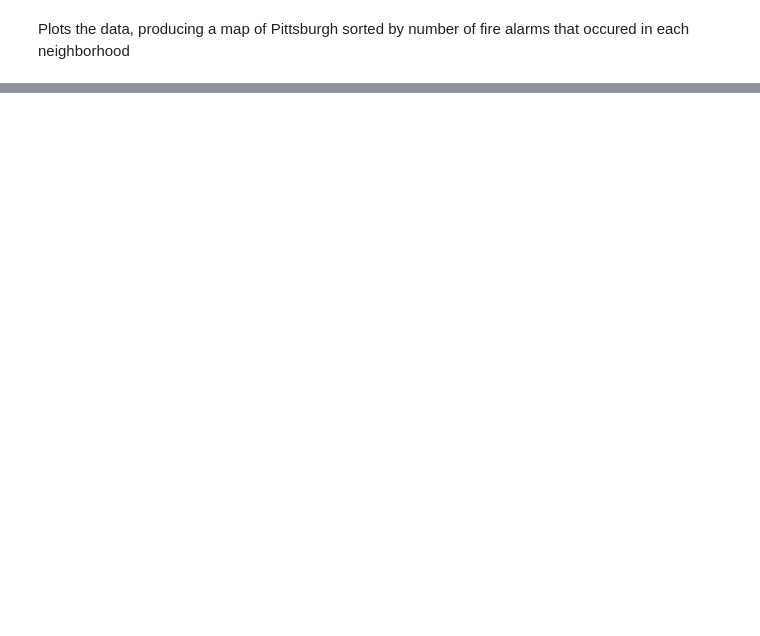
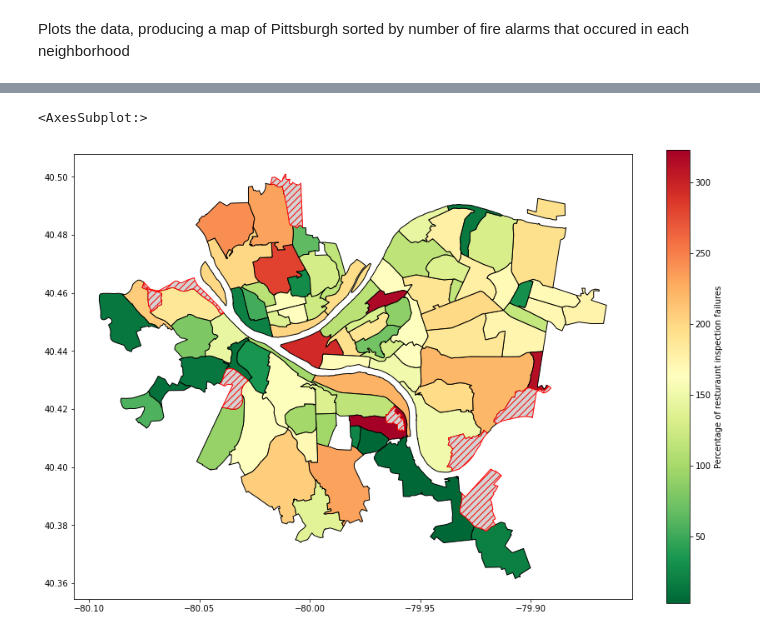
Before and after one commit to Steven-Jarmell/CS0010-FinalProject, a Jupyter notebook: FinalProjectMainFile.ipynb, the cells around one changed output, grey strips where cells are left out. Saved outputs shown, nothing was run; the diff lists cells and outputs as text; code cells hidden in the pictures; blank space fills up the shorter version.

Commit message:
Merged all metrics into one and created map for it

```diff
--- a/FinalProjectMainFile.ipynb
+++ b/FinalProjectMainFile.ipynb
@@ -386,0 +303,28 @@ Plots the data, producing a map of Pittsburgh sorted by number of fire alarms th
+# %%
+# Create a new dataframe to hold all the metrics from all the neighborhoods
+neighborhood_metrics = pd.DataFrame()
+neighborhood_metrics["neighborhood"] = neighborhood_shapes["hood"]
+
+# Merge all metric data into the neighborhood_metrics DataFrame
+neighborhood_metrics = neighborhood_metrics.merge(alarms,how= "left", on = "neighborhood")
+neighborhood_metrics = neighborhood_metrics.merge(df_scores,how= "left", on = "neighborhood")
+neighborhood_metrics = neighborhood_metrics.merge(restaurant_metric,how= "left", on = "neighborhood")
+# Rename columns to be more obvious
+neighborhood_metrics = neighborhood_metrics.rename(columns = {"score": "asbestos_metric", "alarms":"fire_metric"})
+
+# The weight that each score gets in the final metric
+asbestos_metric_scale = 2
+fire_metric_scale = 1 # I chose to make this smaller because fires are an unlimited quantity
+restaurant_metric_scale = 15 # The values for this are very small, between 0 and 5, so I decided to scale them up
+
+#Function to use when calculating total metrics
+metric_function = (lambda row: row["asbestos_metric"]*asbestos_metric_scale
+    +row["fire_metric"]*fire_metric_scale
+    +row["restaurant_metric"]*restaurant_metric_scale)
+
+# Calculate total metrics and add to dataframe
+metrics_total = neighborhood_metrics.apply(metric_function, axis = 1)
+neighborhood_metrics["total_metric"] = metrics_total
+
+neighborhood_metrics = neighborhood_metrics.sort_values("total_metric")
+print(neighborhood_metrics.dropna())
@@ -386,0 +349,11 @@ Plots the data, producing a map of Pittsburgh sorted by number of fire alarms th
+# %%
+# Display map of metric scores for neighborhoods
+neighborhoods_map = gpd.read_file("Neighborhoods/Neighborhoods_.shp")
+
+metrics_map = neighborhoods_map.merge(neighborhood_metrics, how = 'left', left_on = 'hood', right_on = 'neighborhood')
+metrics_map.plot(column = 'total_metric', figsize = (15,10), cmap = 'RdYlGn_r',edgecolor = 'black', legend = True,
+    legend_kwds={'label': "Percentage of resturaunt inspection failures"},
+    missing_kwds={"color": "lightgrey", "edgecolor": "red", "hatch": "///","label": "Missing values"})
+# %% [output]
+<AxesSubplot:>
+[figure, added]
```
Also changed, not shown: parts of 17 cells of this notebook.
